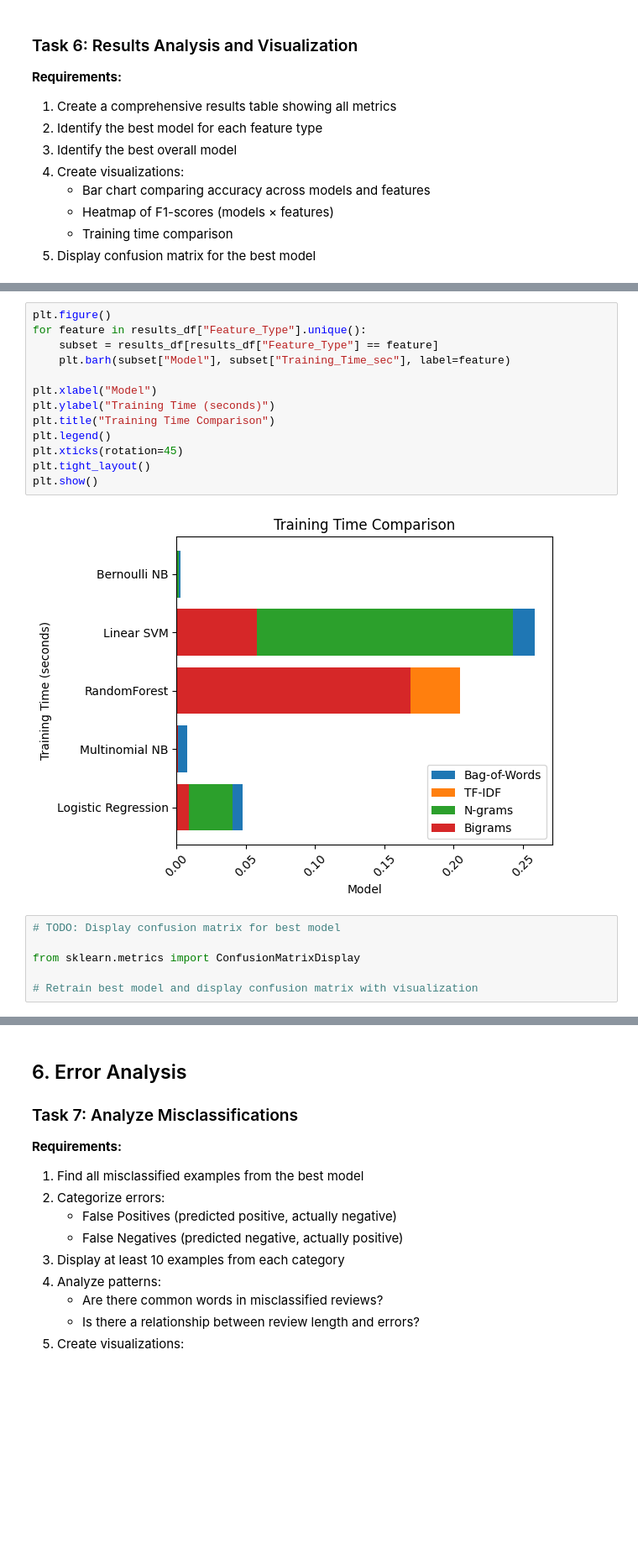
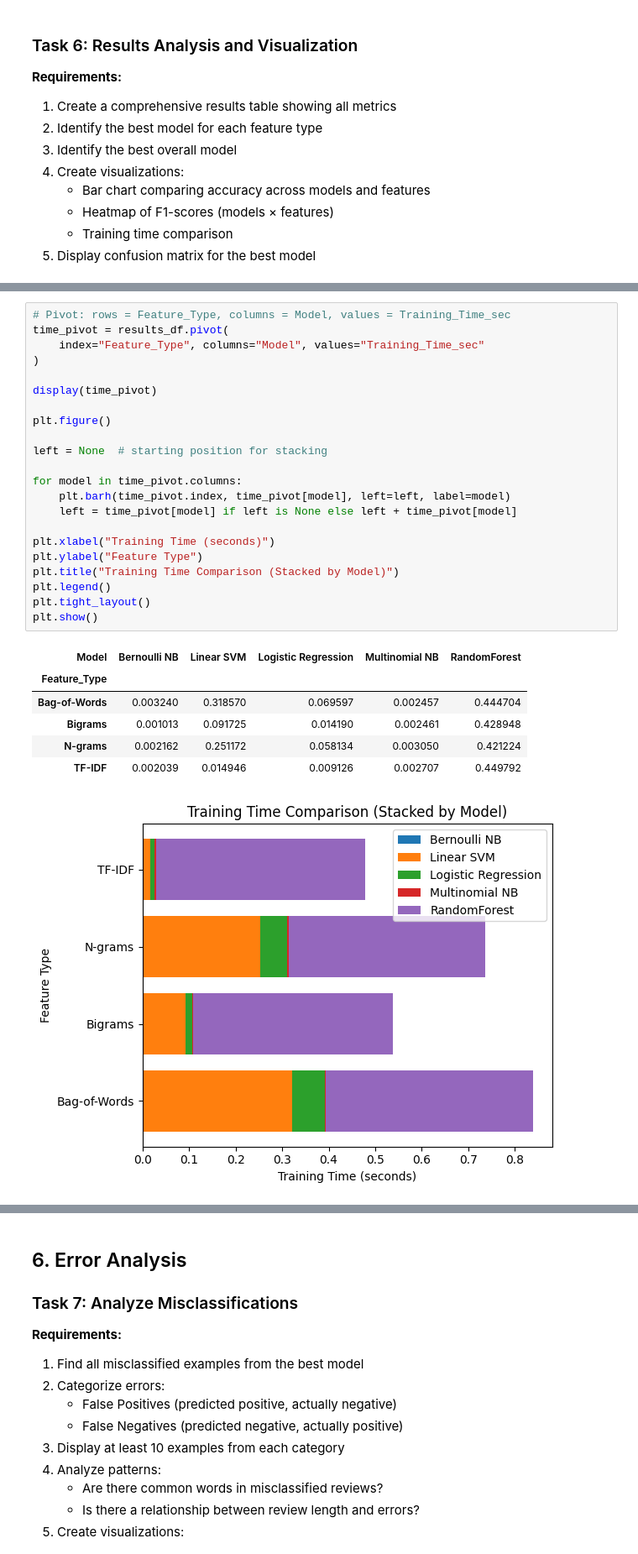
Before and after one commit to gooners006/MSE, a Jupyter notebook: NLP501/NLP_Lab02_Extra_Requirements.ipynb, the cells around one changed output, grey strips where cells are left out. Shown at 84% size. Cells and saved outputs as stored; diff of their text form; blank space fills up the shorter version.

```diff
--- a/NLP501/NLP_Lab02_Extra_Requirements.ipynb
+++ b/NLP501/NLP_Lab02_Extra_Requirements.ipynb
@@ -915,21 +906,30 @@ plt.show()
-# %%
-plt.figure()
-for feature in results_df["Feature_Type"].unique():
-    subset = results_df[results_df["Feature_Type"] == feature]
-    plt.barh(subset["Model"], subset["Training_Time_sec"], label=feature)
-
-plt.xlabel("Model")
-plt.ylabel("Training Time (seconds)")
-plt.title("Training Time Comparison")
-plt.legend()
-plt.xticks(rotation=45)
-plt.tight_layout()
-plt.show()
-# %% [output]
-[figure, removed]
-# %%
-# TODO: Display confusion matrix for best model
-
-from sklearn.metrics import ConfusionMatrixDisplay
-
-# Retrain best model and display confusion matrix with visualization
+# %%
+# Pivot: rows = Feature_Type, columns = Model, values = Training_Time_sec
+time_pivot = results_df.pivot(
+    index="Feature_Type", columns="Model", values="Training_Time_sec"
+)
+
+display(time_pivot)
+
+plt.figure()
+
+left = None  # starting position for stacking
+
+for model in time_pivot.columns:
+    plt.barh(time_pivot.index, time_pivot[model], left=left, label=model)
+    left = time_pivot[model] if left is None else left + time_pivot[model]
+
+plt.xlabel("Training Time (seconds)")
+plt.ylabel("Feature Type")
+plt.title("Training Time Comparison (Stacked by Model)")
+plt.legend()
+plt.tight_layout()
+plt.show()
+# %% [output]
+| Model | Bernoulli NB | Linear SVM | Logistic Regression | Multinomial NB | RandomForest |
+| Feature_Type |  |  |  |  |  |
+| Bag-of-Words | 0.003240 | 0.318570 | 0.069597 | 0.002457 | 0.444704 |
+| Bigrams | 0.001013 | 0.091725 | 0.014190 | 0.002461 | 0.428948 |
+| N-grams | 0.002162 | 0.251172 | 0.058134 | 0.003050 | 0.421224 |
+| TF-IDF | 0.002039 | 0.014946 | 0.009126 | 0.002707 | 0.449792 |
+[figure, added]
```
Also changed, not shown: parts of 23 cells of this notebook.
